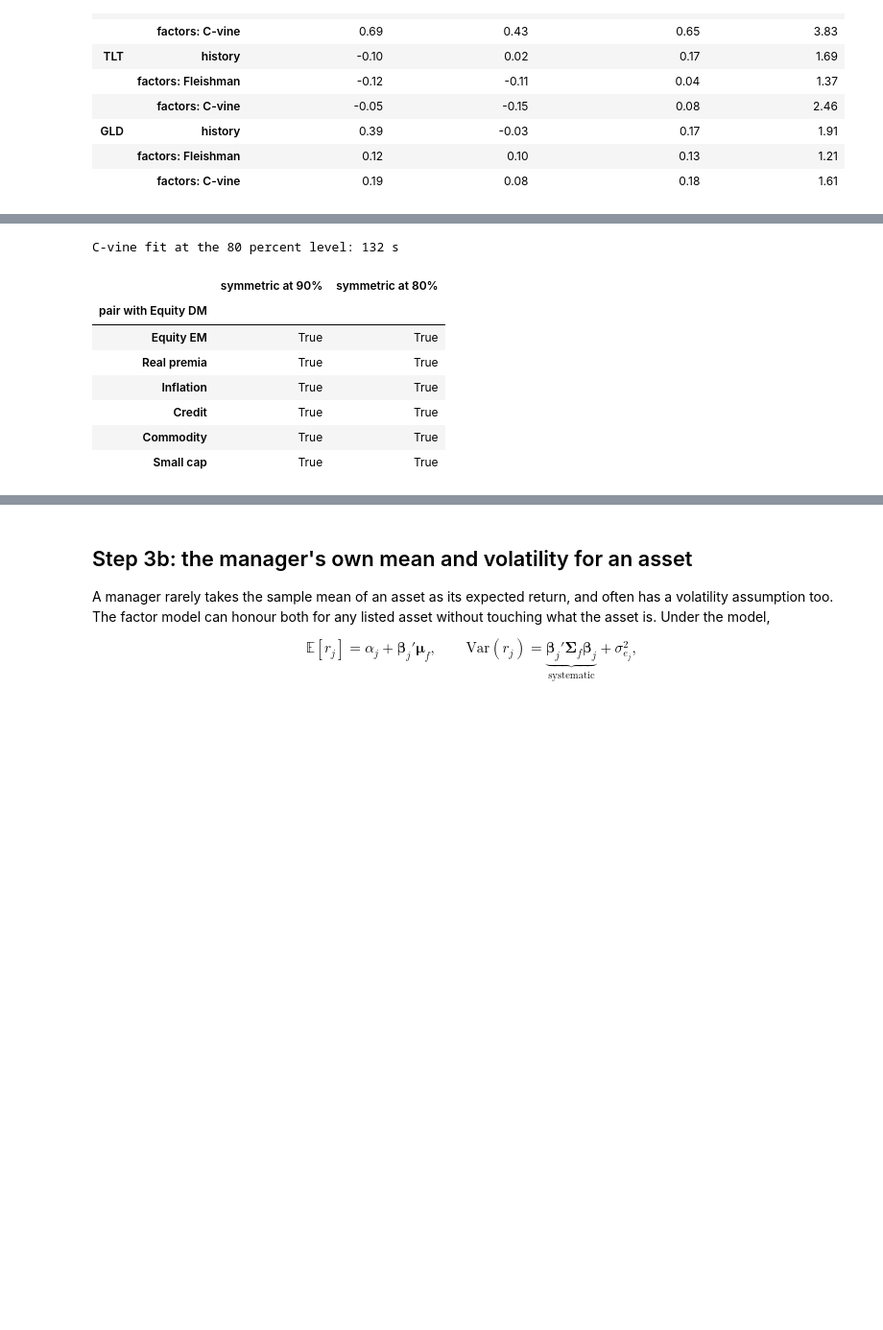
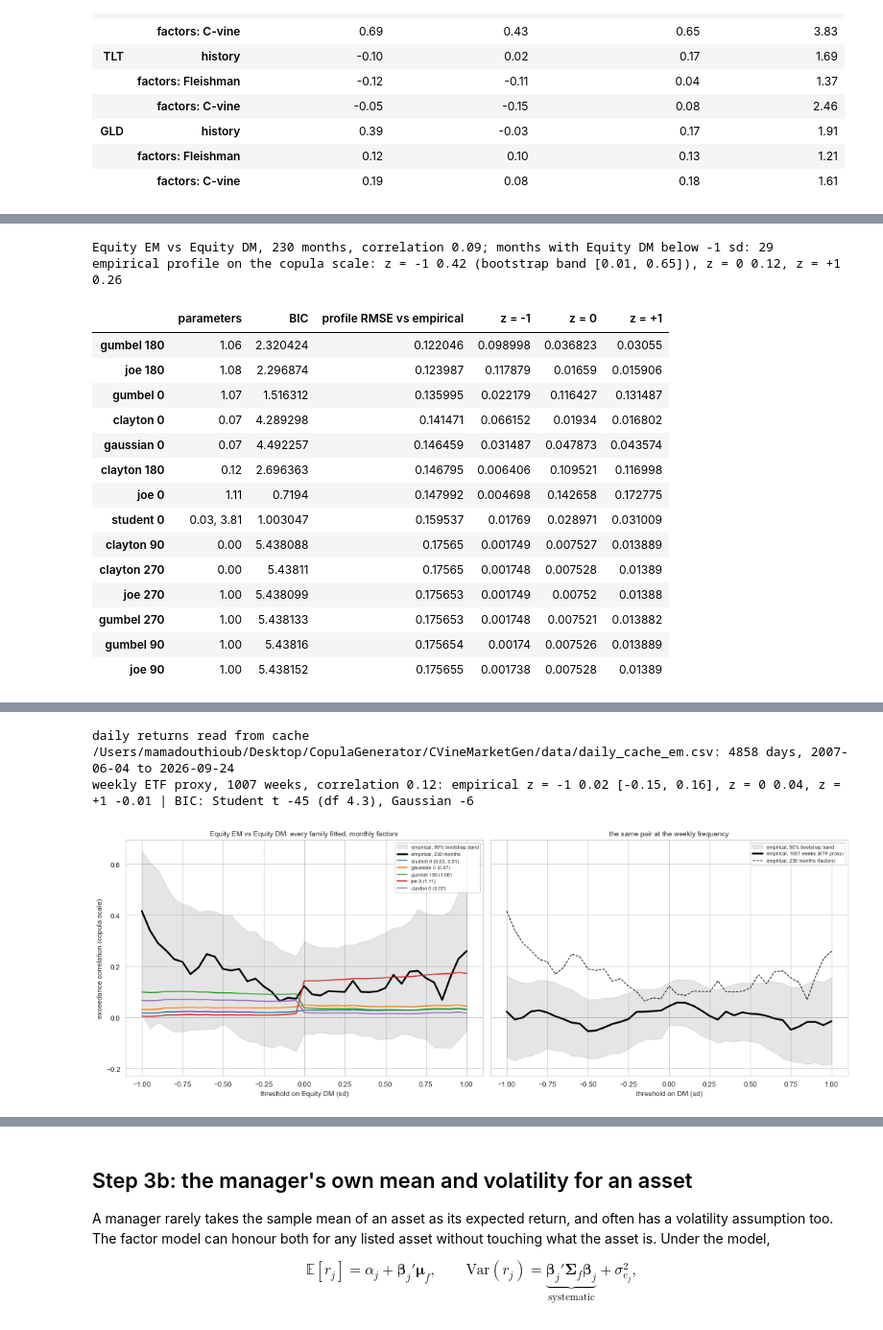
Before and after one commit to mamadouyamar/CVineMarketGen, a Jupyter notebook: examples/03_many_assets_factors.ipynb, the cells around one changed output, grey strips where cells are left out. Shown at 96% size. Drawn from its saved outputs; the diff is of its cells as text; code cells hidden in the pictures; blank space fills up the shorter version.

Commit message:
docs: notebook 03: the EM-DM case study (every family fitted, the bootstrap band, the weekly frequency) in place of the 80-percent refit
Co-Authored-By: Claude Fable 5.1 <noreply@anthropic.com>

```diff
--- a/examples/03_many_assets_factors.ipynb
+++ b/examples/03_many_assets_factors.ipynb
@@ -51,12 +51,15 @@ except ImportError:                      # e.g. on Google Colab
     import cvinemarketgen
 print("cvinemarketgen", cvinemarketgen.__version__)
 
-from cvinemarketgen import (load_etf_monthly, load_factor_data, Targets, FleishmanMarket, CVineMarket, FactorModel,
+from cvinemarketgen import (load_etf_monthly, load_factor_data, load_daily_returns, Targets, FleishmanMarket, CVineMarket, FactorModel,
                             exceedance_curve, iid_tests)
 from scipy import stats
 import seaborn as sns
 from scipy import stats
 normal_scores = lambda v: pd.Series(stats.norm.ppf(stats.rankdata(v) / (len(v) + 1)), index=getattr(v, "index", None))   # the copula scale
+import pyvinecopulib as pv
+from cvinemarketgen.copulas import CopulaTools
+_ct = CopulaTools()
 # %% [output]
 cvinemarketgen 0.3.0
 # %% [markdown]
@@ -648,21 +650,54 @@ other remedy, left to a later version.
 # %%
-t0 = time.time(); cv80 = CVineMarket(t, central="Equity DM", families="auto", symmetry_level=0.80).fit(); print(f"C-vine fit at the 80 percent level: {time.time() - t0:.0f} s")
-display(pd.concat([cv.classification["symmetric"].rename("symmetric at 90%"), cv80.classification["symmetric"].rename("symmetric at 80%")], axis=1))
-display(cv80.edges[cv80.edges["tree"] == 1])
-F80 = cv80.simulate(25000, seed=1); X80 = fm.simulate(F80, seed=1)
-rows = {}
-for a in ["EEM", "HYG"]:
-    hist = pd.concat([F[base], R[a]], axis=1)
-    for name, xf, xa in [("history", hist[base], hist[a]), ("C-vine, 90%", Fcv[base], Xcv[a]), ("C-vine, 80%", F80[base], X80[a])]:
-        e = exceedance_curve(xf, xa, [-1.0, 0.0, 1.0]); rows[(a, name)] = {"z = -1": e.iloc[0], "z = 0": e.iloc[1], "z = +1": e.iloc[2], "P(both in lower 5% tail) / 5%": joint_tail(xf, xa)}
-pd.DataFrame(rows).T.round(2)
+base, f = "Equity DM", "Equity EM"
+x, y = F[base].values, F[f].values; n_m = len(x); U = pv.to_pseudo_obs(np.column_stack([x, y]))
+z = np.round(np.arange(-1.0, 1.0001, 0.05), 3)
+prof = lambda a, b: _ct.exceedance_correlation(np.asarray(a, float), np.asarray(b, float), z)
+def band(x_, y_, n_boot=300, seed=0):
+    rng_ = np.random.default_rng(seed); n_ = len(x_); B = np.empty((n_boot, len(z)))
+    for b_ in range(n_boot):
+        i = rng_.integers(0, n_, n_); B[b_] = prof(stats.norm.ppf(stats.rankdata(x_[i]) / (n_ + 1)), stats.norm.ppf(stats.rankdata(y_[i]) / (n_ + 1)))
+    return np.nanquantile(B, 0.05, axis=0), np.nanquantile(B, 0.95, axis=0)
+emp_m = prof(stats.norm.ppf(U[:, 0]), stats.norm.ppf(U[:, 1])); lo_m, hi_m = band(x, y)
+cands = [(pv.BicopFamily.gaussian, 0), (pv.BicopFamily.student, 0)] + [(fam, r) for fam in (pv.BicopFamily.clayton, pv.BicopFamily.gumbel, pv.BicopFamily.joe) for r in (0, 90, 180, 270)]
+rows, curves = {}, {}
+for fam, rot in cands:
+    b = _ct.fit_student_itau(U) if fam == pv.BicopFamily.student else pv.Bicop(fam, rot)
+    if fam != pv.BicopFamily.student: b.fit(U)
+    V = b.simulate(100000, seeds=[1, 2, 3, 4, 5]); c = prof(stats.norm.ppf(V[:, 0]), stats.norm.ppf(V[:, 1])); k = f"{fam.name} {rot}"; curves[k] = c
+    rows[k] = {"parameters": ", ".join(f"{v:.2f}" for v in b.parameters.ravel()), "BIC": float(b.bic(U)), "profile RMSE vs empirical": float(np.sqrt(np.nanmean((c - emp_m) ** 2))), "z = -1": float(c[0]), "z = 0": float(c[20]), "z = +1": float(c[-1])}
+tab = pd.DataFrame(rows).T; tab.iloc[:, 1:] = tab.iloc[:, 1:].astype(float); tab = tab.sort_values("profile RMSE vs empirical")
+print(f"{f} vs {base}, {n_m} months, correlation {np.corrcoef(x, y)[0, 1]:.2f}; months with {base} below -1 sd: {int(((x - x.mean()) / x.std() < -1).sum())}")
+print(f"empirical profile on the copula scale: z = -1 {emp_m[0]:.2f} (bootstrap band [{lo_m[0]:.2f}, {hi_m[0]:.2f}]), z = 0 {emp_m[20]:.2f}, z = +1 {emp_m[-1]:.2f}")
+display(tab.round(3))
+Dd = load_daily_returns(["SPY", "EFA", "EEM"], start="2007-06-01", cache=os.path.join(ROOT, "data", "daily_cache_em.csv"))
+Pw = (1 + Dd).cumprod().resample("W-FRI").last().pct_change().dropna(); dm_w = 0.6 * Pw["SPY"] + 0.4 * Pw["EFA"]; em_w = Pw["EEM"] - dm_w
+Uw = pv.to_pseudo_obs(np.column_stack([dm_w.values, em_w.values])); emp_w = prof(stats.norm.ppf(Uw[:, 0]), stats.norm.ppf(Uw[:, 1])); lo_w, hi_w = band(dm_w.values, em_w.values)
+sw = _ct.fit_student_itau(Uw); gw = pv.Bicop(pv.BicopFamily.gaussian, 0); gw.fit(Uw)
+print(f"weekly ETF proxy, {len(Uw)} weeks, correlation {np.corrcoef(dm_w, em_w)[0, 1]:.2f}: empirical z = -1 {emp_w[0]:.2f} [{lo_w[0]:.2f}, {hi_w[0]:.2f}], z = 0 {emp_w[20]:.2f}, z = +1 {emp_w[-1]:.2f} | BIC: Student t {sw.bic(Uw):.0f} (df {sw.parameters[1, 0]:.1f}), Gaussian {gw.bic(Uw):.0f}")
+with sns.axes_style("whitegrid"):
+    fig, axes = plt.subplots(1, 2, figsize=(15, 5.5), sharey=True)
+    ax = axes[0]; ax.fill_between(z, lo_m, hi_m, color="grey", alpha=0.2, label="empirical, 90% bootstrap band"); ax.plot(z, emp_m, color="black", lw=2.5, label=f"empirical, {n_m} months")
+    for j, k in enumerate(["student 0", "gaussian 0", "gumbel 180", "joe 0", "clayton 0"]): ax.plot(z, curves[k], lw=1.5, color=plt.get_cmap("tab10")(j), label=f"{k} ({rows[k]['parameters']})")
+    ax.set_title(f"{f} vs {base}: every family fitted, monthly factors", fontsize=10); ax.set_xlabel(f"threshold on {base} (sd)"); ax.set_ylabel("exceedance correlation (copula scale)"); ax.legend(fontsize=7)
+    ax = axes[1]; ax.fill_between(z, lo_w, hi_w, color="grey", alpha=0.2, label="empirical, 90% bootstrap band"); ax.plot(z, emp_w, color="black", lw=2.5, label=f"empirical, {len(Uw)} weeks (ETF proxy)")
+    ax.plot(z, emp_m, color="black", lw=1, ls="--", label=f"empirical, {n_m} months (factors)"); ax.set_title("the same pair at the weekly frequency", fontsize=10); ax.set_xlabel("threshold on DM (sd)"); ax.legend(fontsize=7)
+    for ax in axes: ax.axvline(0, color="grey", lw=0.6, ls=":"); ax.axhline(0, color="grey", lw=0.6, ls=":")
+    plt.tight_layout(); plt.show()
 # %% [output]
-C-vine fit at the 80 percent level: 132 s
+Equity EM vs Equity DM, 230 months, correlation 0.09; months with Equity DM below -1 sd: 29
+empirical profile on the copula scale: z = -1 0.42 (bootstrap band [0.01, 0.65]), z = 0 0.12, z = +1 0.26
-|  | symmetric at 90% | symmetric at 80% |
-| pair with Equity DM |  |  |
-| Equity EM | True | True |
-| Real premia | True | True |
-| Inflation | True | True |
-| Credit | True | True |
-| Commodity | True | True |
-| Small cap | True | True |
+|  | parameters | BIC | profile RMSE vs empirical | z = -1 | z = 0 | z = +1 |
+| gumbel 180 | 1.06 | 2.320424 | 0.122046 | 0.098998 | 0.036823 | 0.03055 |
+| joe 180 | 1.08 | 2.296874 | 0.123987 | 0.117879 | 0.01659 | 0.015906 |
+| gumbel 0 | 1.07 | 1.516312 | 0.135995 | 0.022179 | 0.116427 | 0.131487 |
+| clayton 0 | 0.07 | 4.289298 | 0.141471 | 0.066152 | 0.01934 | 0.016802 |
+| gaussian 0 | 0.07 | 4.492257 | 0.146459 | 0.031487 | 0.047873 | 0.043574 |
+| clayton 180 | 0.12 | 2.696363 | 0.146795 | 0.006406 | 0.109521 | 0.116998 |
+| joe 0 | 1.11 | 0.7194 | 0.147992 | 0.004698 | 0.142658 | 0.172775 |
+| student 0 | 0.03, 3.81 | 1.003047 | 0.159537 | 0.01769 | 0.028971 | 0.031009 |
+| clayton 90 | 0.00 | 5.438088 | 0.17565 | 0.001749 | 0.007527 | 0.013889 |
+| clayton 270 | 0.00 | 5.43811 | 0.17565 | 0.001748 | 0.007528 | 0.01389 |
+| joe 270 | 1.00 | 5.438099 | 0.175653 | 0.001749 | 0.00752 | 0.01388 |
+| gumbel 270 | 1.00 | 5.438133 | 0.175653 | 0.001748 | 0.007521 | 0.013882 |
+| gumbel 90 | 1.00 | 5.43816 | 0.175654 | 0.00174 | 0.007526 | 0.013889 |
+| joe 90 | 1.00 | 5.438152 | 0.175655 | 0.001738 | 0.007528 | 0.01389 |
@@ -683 +704,4 @@ C-vine fit at the 80 percent level: 132 s
+daily returns read from cache /Users/mamadouthioub/Desktop/CopulaGenerator/CVineMarketGen/data/daily_cache_em.csv: 4858 days, 2007-06-04 to 2026-09-24
+weekly ETF proxy, 1007 weeks, correlation 0.12: empirical z = -1 0.02 [-0.15, 0.16], z = 0 0.04, z = +1 -0.01 | BIC: Student t -45 (df 4.3), Gaussian -6
+[figure, added]
 # %% [markdown]
```
Also changed, not shown: parts of 5 cells of this notebook.
